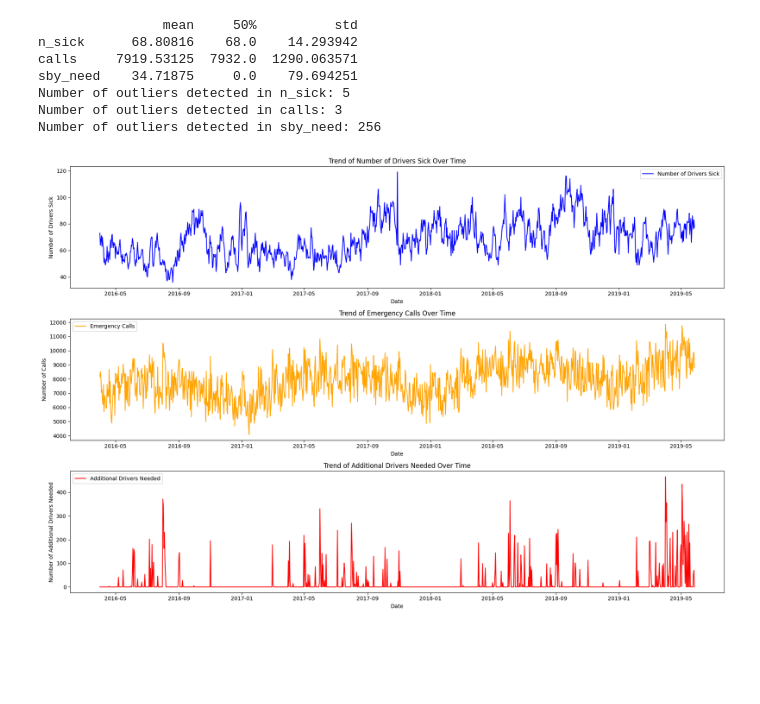
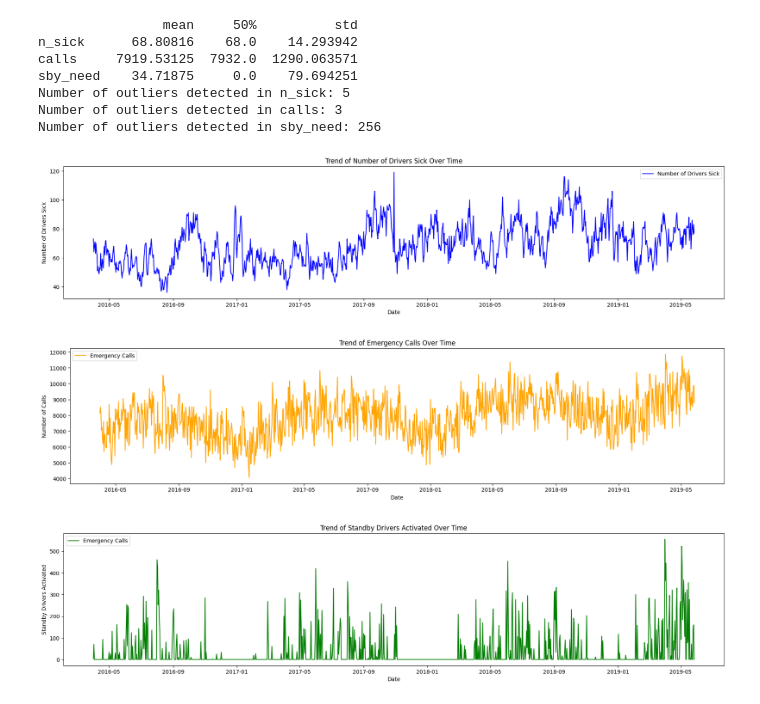
Before and after one commit to Muskan-Verma-7/Case-Study-Project, a Jupyter notebook: case_study.ipynb, the cells around one changed output. Saved outputs shown, nothing was run; the diff lists cells and outputs as text; code cells hidden in the pictures; blank space fills up the shorter version.

```diff
--- a/case_study.ipynb
+++ b/case_study.ipynb
@@ -138,32 +137,48 @@ Number of outliers detected in sby_need: 256
 # %%
 # Time Series Analysis
 plt.figure(figsize=(18, 12))
 
 # Plotting n_sick over time
 plt.subplot(3, 1, 1)
 plt.plot(sickness_data['date'], sickness_data['n_sick'], label='Number of Drivers Sick', color='blue')
 plt.title('Trend of Number of Drivers Sick Over Time')
 plt.xlabel('Date')
 plt.ylabel('Number of Drivers Sick')
 plt.legend()
 
-# Plotting calls over time
-plt.subplot(3, 1, 2)
-plt.plot(sickness_data['date'], sickness_data['calls'], label='Emergency Calls', color='orange')
-plt.title('Trend of Emergency Calls Over Time')
-plt.xlabel('Date')
-plt.ylabel('Number of Calls')
-plt.legend()
-
-# Plotting dafted over time
-plt.subplot(3, 1, 3)
-plt.plot(sickness_data['date'], sickness_data['dafted'], label='Additional Drivers Needed', color='red')
-plt.title('Trend of Additional Drivers Needed Over Time')
-plt.xlabel('Date')
-plt.ylabel('Number of Additional Drivers Needed')
-plt.legend()
-
 plt.tight_layout()
 plt.show()
 # %% [output]
-[figure, old version]
+[figure, new version]
+# %%
+# Time Series Analysis
+plt.figure(figsize=(18, 12))
+
+# Plotting calls over time
+plt.subplot(3, 1, 2)
+plt.plot(sickness_data['date'], sickness_data['calls'], label='Emergency Calls', color='orange')
+plt.title('Trend of Emergency Calls Over Time')
+plt.xlabel('Date')
+plt.ylabel('Number of Calls')
+plt.legend()
+
+plt.tight_layout()
+plt.show()
+# %% [output]
+[figure, added]
+# %%
+# Time Series Analysis
+plt.figure(figsize=(18, 12))
+
+# Plotting standby drivers activated
+plt.subplot(3, 1, 1)
+plt.plot(sickness_data['date'], sickness_data['sby_need'], label='Emergency Calls', color='green')
+plt.title('Trend of Standby Drivers Activated Over Time')
+plt.xlabel('Date')
+plt.ylabel('Standby Drivers Activated')
+plt.legend()
+
+plt.tight_layout()
+plt.show()
+# %% [output]
+[figure, added]
```
Also changed, not shown: parts of 24 cells of this notebook.
